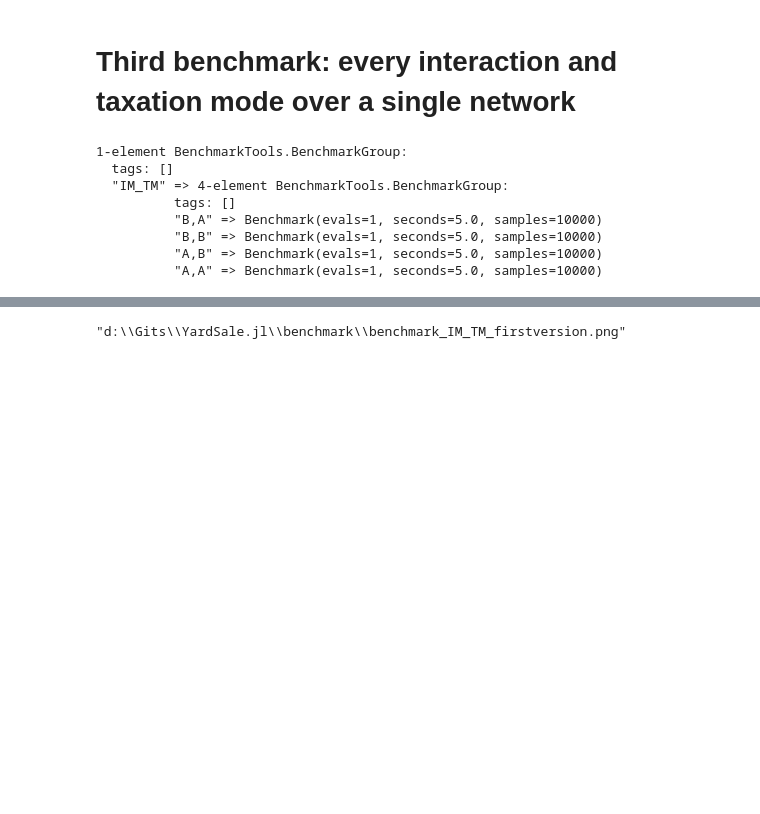
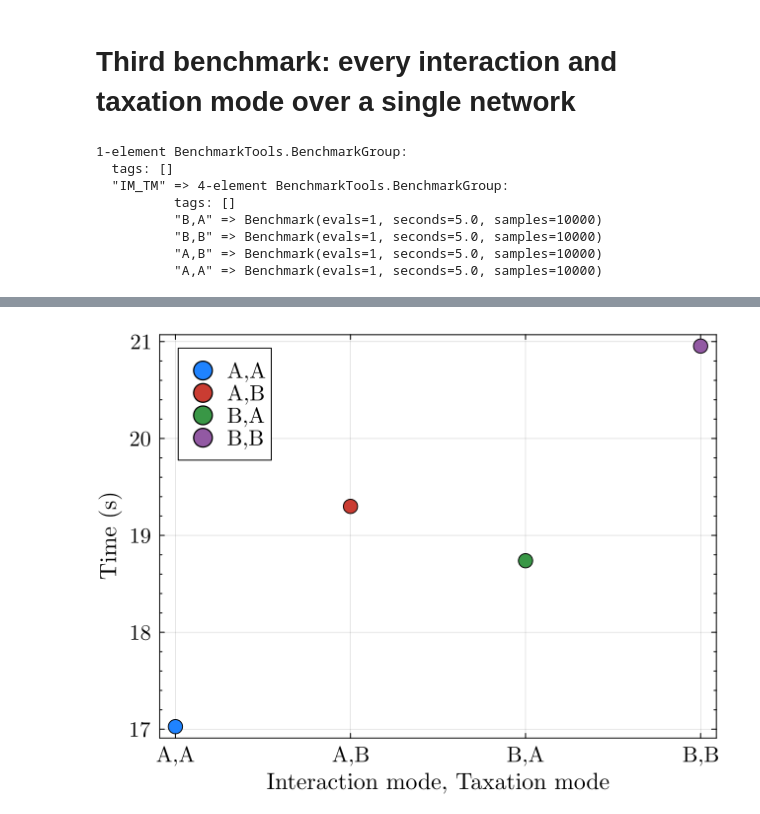
Before and after one commit to nicolasvazquez95/YardSale.jl, a Jupyter notebook: benchmark/benchmark.ipynb, the cells around one changed output, grey strips where cells are left out. Drawn from its saved outputs; the diff is of its cells as text; code cells hidden in the pictures; blank space fills up the shorter version.

```diff
--- a/benchmark/benchmark.ipynb
+++ b/benchmark/benchmark.ipynb
@@ -42,10 +42,11 @@ taxation_modes = ["A", "B"]
 suite["IM_TM"] = BenchmarkGroup()
 
 # Add some benchmarks to the "IM_TM" group
-suite["IM_TM"]["A,A"] = @benchmarkable EYSM_net_full($g, $W_N, "A", "A", $chi, $zeta, $f, $steps, $seed)
-suite["IM_TM"]["A,B"] = @benchmarkable EYSM_net_full($g, $W_N, "A", "B", $chi, $zeta, $f, $steps, $seed)
-suite["IM_TM"]["B,A"] = @benchmarkable EYSM_net_full($g, $W_N, "B", "A", $chi, $zeta, $f, $steps, $seed)
-suite["IM_TM"]["B,B"] = @benchmarkable EYSM_net_full($g, $W_N, "B", "B", $chi, $zeta, $f, $steps, $seed)
+for im in interaction_modes
+    for tm in taxation_modes
+        suite["IM_TM"]["$im,$tm"] = @benchmarkable EYSM_net_full($g, $W_N, $im, $tm, $chi, $zeta, $f, $steps, $seed)
+    end
+end
 # Execute `tune!` to find the optimal sample configuration for each benchmark
 tune!(suite)
 # %% [output]
@@ -87,17 +100,18 @@ BenchmarkTools.Trial: 1 sample with 1 evaluation.
 # %%
 # Plot the results
 im_tm = ["A,A", "A,B", "B,A", "B,B"]
 using Plots
 p = plot(palette=:julia, yminorticks=true,tickfontsize=14,labelfontsize=15,framestyle=:box,
-legendfontsize=14,size=(640,480))
+legendfontsize=14,size=(640,480),fontfamily="Computer Modern")
 for (i,imtm) in enumerate(im_tm)
-    p = scatter!(p,[i],[t["IM_TM"][imtm].times[1]/1e9], label=imtm, ms=6)
+    p = scatter!(p,[i],[t["IM_TM"][imtm].times[1]/1e9], label=imtm, ms=8)
 end
 
 xticks!(1:4, im_tm)
 ylabel!("Time (s)")
 xlabel!("Interaction mode, Taxation mode")
 
-savefig(p, "benchmark_IM_TM_firstversion.png")
+display(p)
+savefig(p, "benchmark_IM_TM_secondversion.png")
 # %% [output]
-"d:\\Gits\\YardSale.jl\\benchmark\\benchmark_IM_TM_firstversion.png"
+[figure, added]
```
Also changed, not shown: parts of 3 cells of this notebook, 2 other files.
